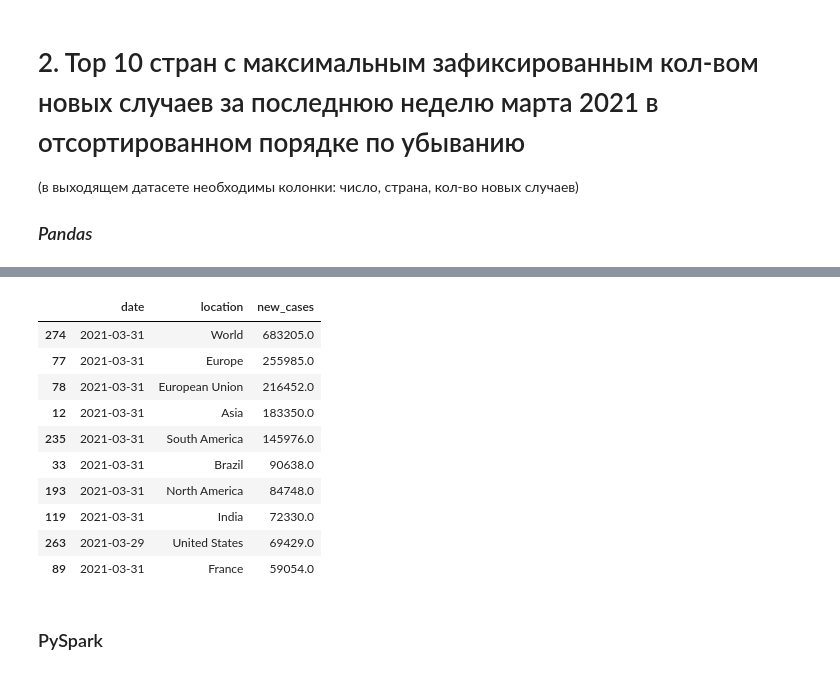
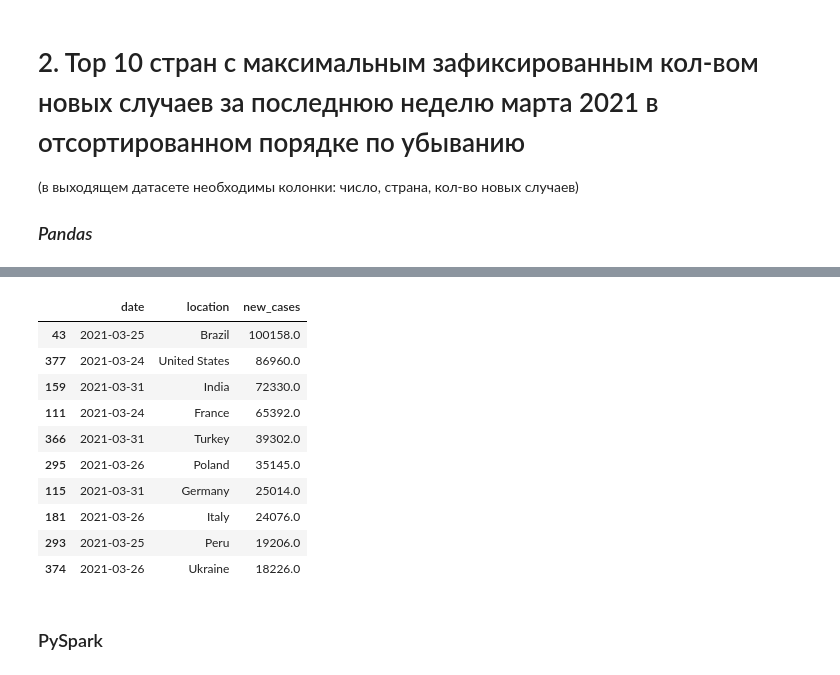
Before and after one commit to Svetorus/Spark, a Jupyter notebook: Spark_SQL.ipynb, the cells around one changed output, grey strips where cells are left out. Saved outputs shown, nothing was run; the diff lists cells and outputs as text; code cells hidden in the pictures.

```diff
--- a/Spark_SQL.ipynb
+++ b/Spark_SQL.ipynb
@@ -56,6 +94,8 @@ Index(['iso_code', 'continent', 'location', 'date', 'total_cases', 'new_cases',
 # 1. Выберите 15 стран с наибольшим процентом переболевших на 31 марта (в выходящем датасете необходимы колонки: iso_code, страна, процент переболевших)
 ### *Pandas*
 # %%
-covid[['iso_code','location','reproduction_rate']].loc[covid['date']=='2020-03-31',]\
-  .nlargest(15, 'reproduction_rate')
+covid['recovered'] = covid['total_cases'] * 100 / covid['population']
+covid['recovered'] = covid['recovered'].round(2)
+covid[['iso_code','location','recovered']].loc[covid['date']=='2020-03-31',]\
+  .nlargest(15, 'recovered')
 # %% [output]
@@ -102,18 +189,20 @@ covid.loc[(covid['date']<='2021-03-31') & (covid['date']>='2021-03-29')].groupby
 # %%
-df= covid.loc[(covid['date']<='2021-03-31') & (covid['date']>='2021-03-29')]\
+df= covid.loc[(covid['date']>='2021-03-24') & (covid['date']<='2021-03-31')]\
     .groupby(['location'],as_index=False).aggregate({'new_cases':'max'})
-covid_2 = covid[['date','location','new_cases']].loc[(covid['date']<='2021-03-31') & (covid['date']>='2021-03-29')]
+covid_2 = covid[['date','location','new_cases']].loc[(covid['date']>='2021-03-24') & (covid['date']<='2021-03-31')]
 new_covid = covid_2.merge( df,  how='inner', on=['location','new_cases'])
+new_covid = new_covid[~new_covid['location'].isin(['World','Europe','European Union','Asia','South America','North America','Africa'])]
 new_covid.nlargest(10, 'new_cases')
+ # .filter(col('location').rlike('^[^World|^Europe|^European Union|^Asia|^South America|^North America]+$'))\
 # %% [output]
 |  | date | location | new_cases |
-| 274 | 2021-03-31 | World | 683205.0 |
-| 77 | 2021-03-31 | Europe | 255985.0 |
-| 78 | 2021-03-31 | European Union | 216452.0 |
-| 12 | 2021-03-31 | Asia | 183350.0 |
-| 235 | 2021-03-31 | South America | 145976.0 |
-| 33 | 2021-03-31 | Brazil | 90638.0 |
-| 193 | 2021-03-31 | North America | 84748.0 |
-| 119 | 2021-03-31 | India | 72330.0 |
-| 263 | 2021-03-29 | United States | 69429.0 |
-| 89 | 2021-03-31 | France | 59054.0 |
+| 43 | 2021-03-25 | Brazil | 100158.0 |
+| 377 | 2021-03-24 | United States | 86960.0 |
+| 159 | 2021-03-31 | India | 72330.0 |
+| 111 | 2021-03-24 | France | 65392.0 |
+| 366 | 2021-03-31 | Turkey | 39302.0 |
+| 295 | 2021-03-26 | Poland | 35145.0 |
+| 115 | 2021-03-31 | Germany | 25014.0 |
+| 181 | 2021-03-26 | Italy | 24076.0 |
+| 293 | 2021-03-25 | Peru | 19206.0 |
+| 374 | 2021-03-26 | Ukraine | 18226.0 |
```
Also changed, not shown: parts of 30 cells of this notebook.
